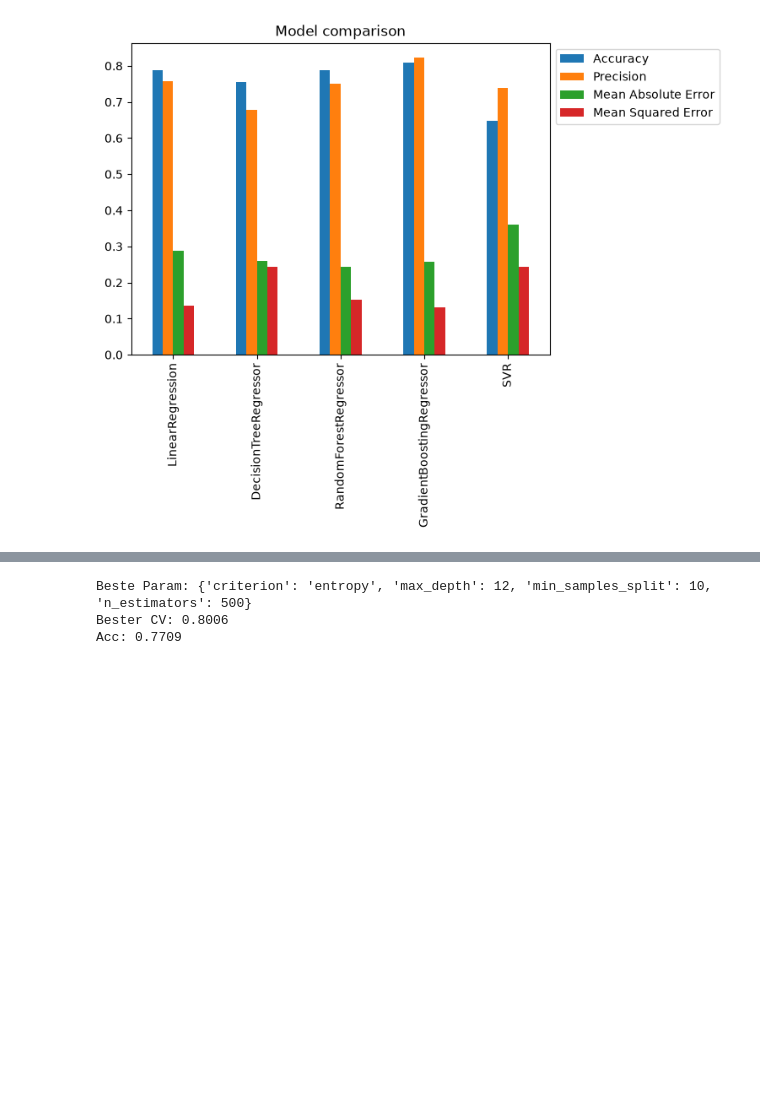
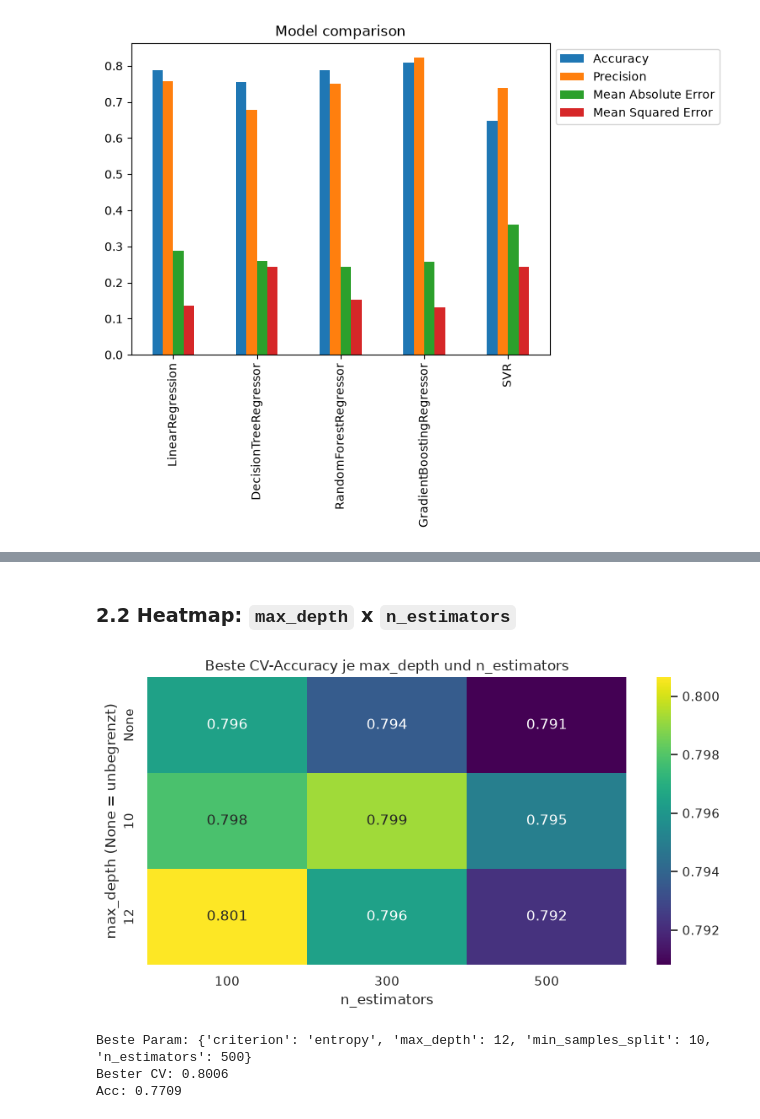
Before and after one commit to Nico-Wan3/ML_Titanic, a Jupyter notebook: main.ipynb, the cells around one changed output, grey strips where cells are left out. Cells and saved outputs as stored; diff of their text form; code cells hidden in the pictures; blank space fills up the shorter version.

```diff
--- a/main.ipynb
+++ b/main.ipynb
@@ -175,3 +283,22 @@ plt.show()
+# %% [markdown]
+### 2.2 Heatmap: `max_depth` x `n_estimators`
+# %%
+pivot = results.pivot_table(
+    index="max_depth_str",
+    columns="n_estimators",
+    values="mean_test_score",
+    aggfunc="max",
+).reindex(["None", "10", "12"])
+
+fig, ax = plt.subplots(figsize=(8, 4.5))
+sns.heatmap(pivot, annot=True, fmt=".3f", cmap="viridis", ax=ax)
+ax.set_title("Beste CV-Accuracy je max_depth und n_estimators")
+ax.set_xlabel("n_estimators")
+ax.set_ylabel("max_depth (None = unbegrenzt)")
+plt.tight_layout()
+plt.show()
+# %% [output]
+[figure, added]
 # %%
 df = pd.read_csv("data/titanic.csv")
 
```
Also changed, not shown: parts of 10 cells of this notebook.
